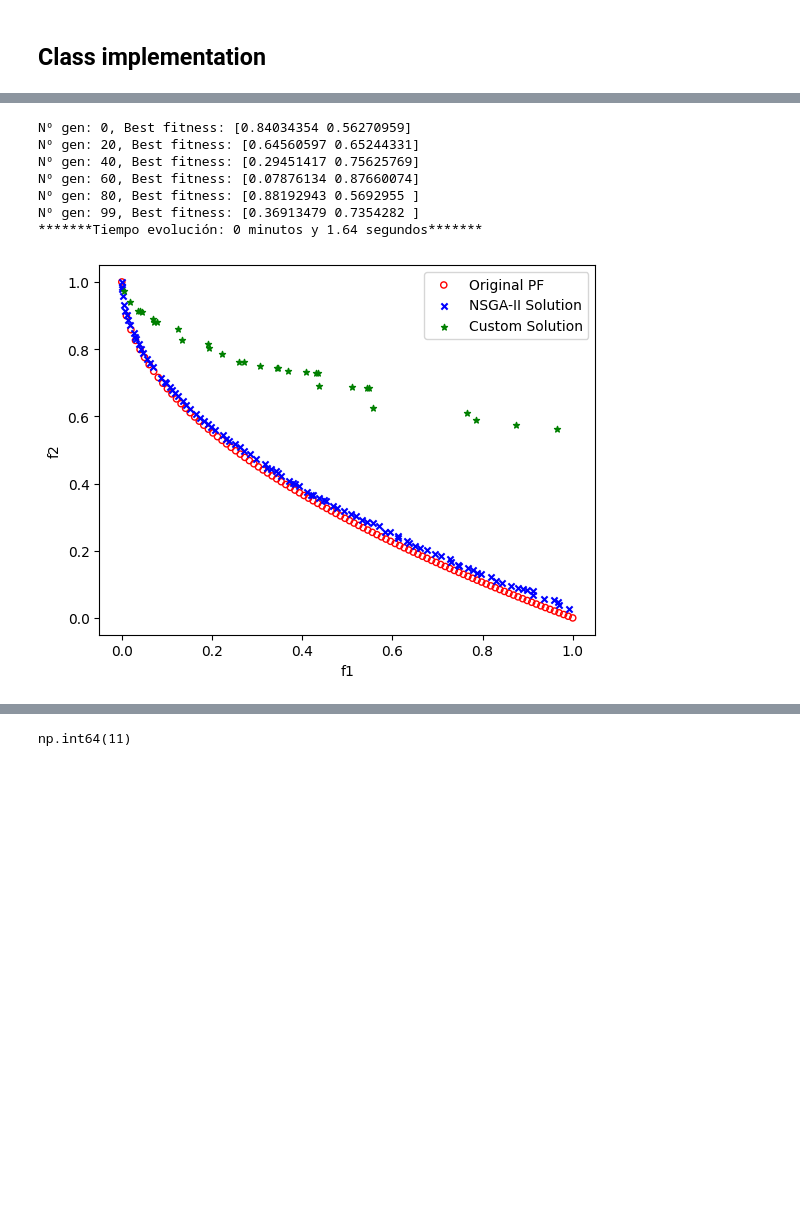
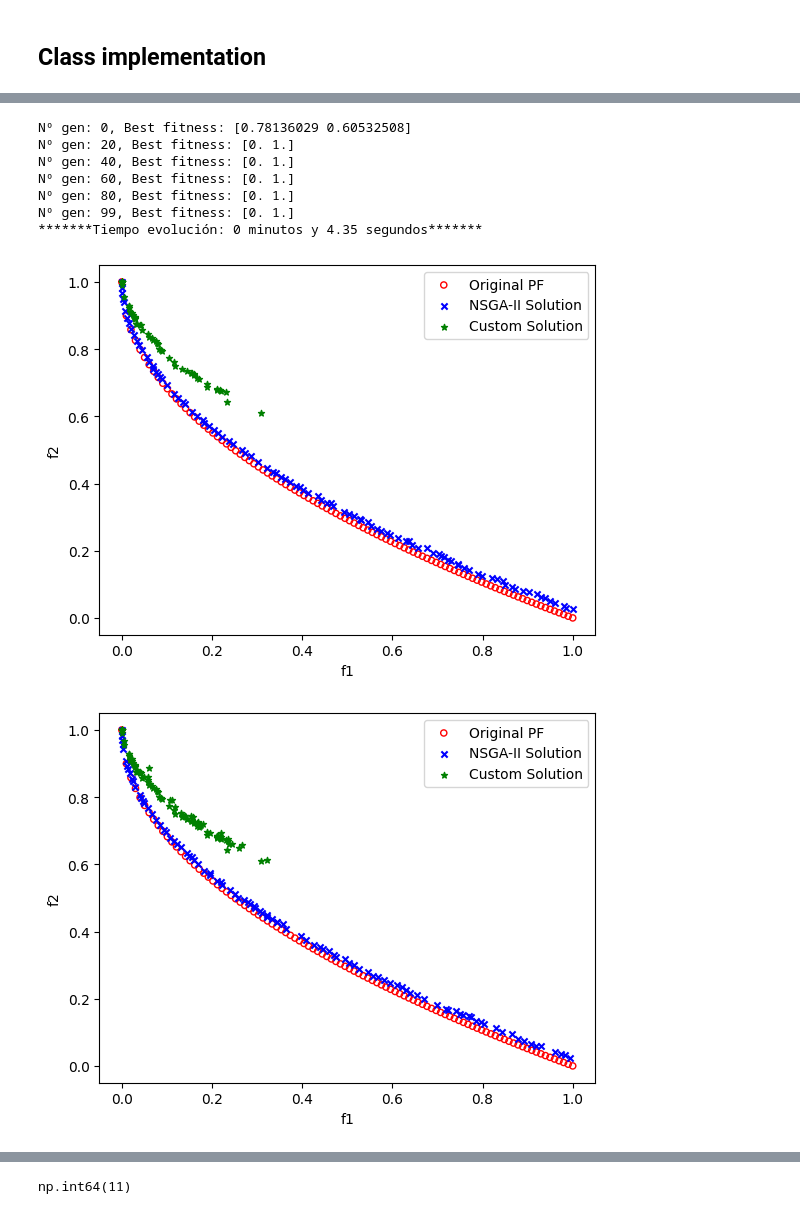
Before and after one commit to pintamonas4575/BIOCOMP-project-MAADM-UPM, a Jupyter notebook: MOO-ZDT1.ipynb, the cells around one changed output, grey strips where cells are left out. Cells and saved outputs as stored; diff of their text form; code cells hidden in the pictures; blank space fills up the shorter version.

```diff
--- a/MOO-ZDT1.ipynb
+++ b/MOO-ZDT1.ipynb
@@ -420,18 +327,21 @@ class MOO_Genetic_ZDT1():
 # %%
 genetic_algorithm = MOO_Genetic_ZDT1(population_size=100)
 
 start = time.time()
-genetic_algorithm.evolve(fitness_function=fitness_zdt1, pmut=1, pcross=0.0, ngen=100, T=6, trace=20, reverse_sort=True,elitism=False)
+genetic_algorithm.evolve(fitness_function=fitness_zdt1, pmut=0.3, pcross=0.8, ngen=100, T=6, trace=20, reverse_sort=True,elitism=True)
 minutos, segundos = divmod(time.time()-start, 60)
 print(f"*******Tiempo evolución: {int(minutos)} minutos y {segundos:.2f} segundos*******")
 p=genetic_algorithm.get_pareto()
 plot_zdt1(p, with_nsga2=True)
+p=genetic_algorithm.fitnesses
+plot_zdt1(p, with_nsga2=True)
 # %% [output]
-Nº gen: 0, Best fitness: [0.84034354 0.56270959]
-Nº gen: 20, Best fitness: [0.64560597 0.65244331]
-Nº gen: 40, Best fitness: [0.29451417 0.75625769]
-Nº gen: 60, Best fitness: [0.07876134 0.87660074]
-Nº gen: 80, Best fitness: [0.88192943 0.5692955 ]
-Nº gen: 99, Best fitness: [0.36913479 0.7354282 ]
-*******Tiempo evolución: 0 minutos y 1.64 segundos*******
+Nº gen: 0, Best fitness: [0.78136029 0.60532508]
+Nº gen: 20, Best fitness: [0. 1.]
+Nº gen: 40, Best fitness: [0. 1.]
+Nº gen: 60, Best fitness: [0. 1.]
+Nº gen: 80, Best fitness: [0. 1.]
+Nº gen: 99, Best fitness: [0. 1.]
+*******Tiempo evolución: 0 minutos y 4.35 segundos*******
-[figure, old version]
+[figure, new version]
+[figure, added]
```
Also changed, not shown: parts of 12 cells of this notebook.
